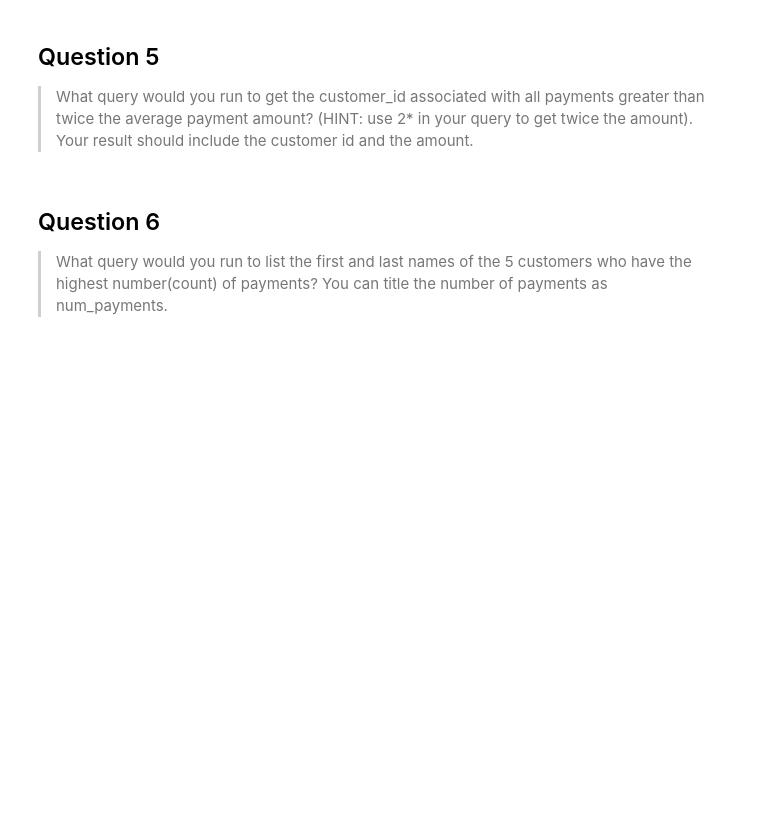
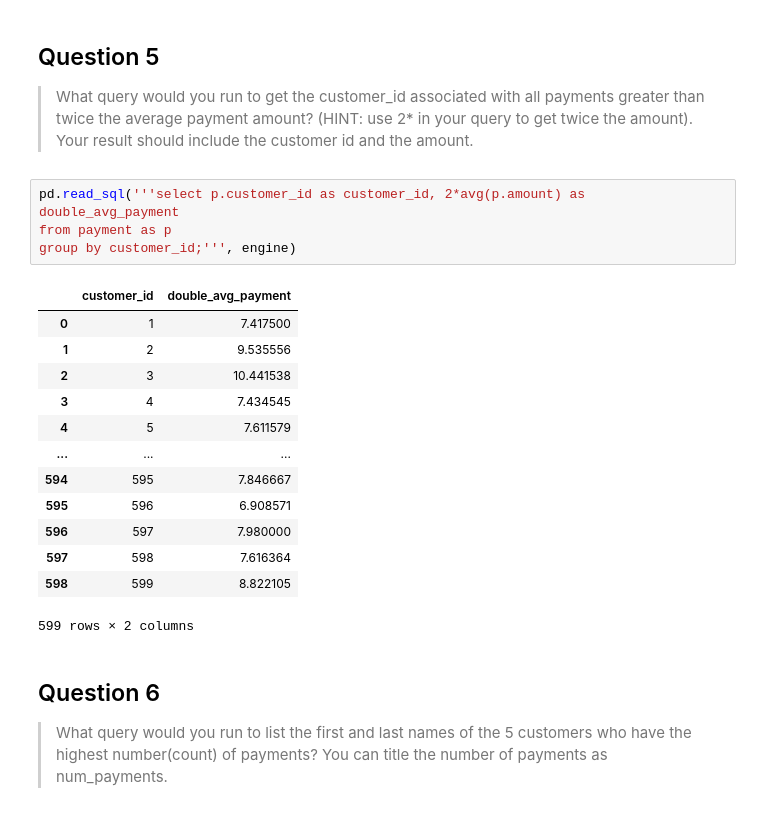
Before and after one commit to kevinbrnett/Sakila-Core-Assignment, a Jupyter notebook: Sakila Core Assignment.ipynb, the cells around one changed output. Drawn from its saved outputs; the diff is of its cells as text; blank space fills up the shorter version.

```diff
--- a/Sakila Core Assignment.ipynb
+++ b/Sakila Core Assignment.ipynb
@@ -60,6 +128,24 @@ where city.city_id = 312;''', engine)
 # %% [markdown]
 ## Question 5
 > What query would you run to get the customer_id associated with all payments greater than twice the average payment amount? (HINT: use 2* in your query to get twice the amount). Your result should include the customer id and the amount.
+# %%
+pd.read_sql('''select p.customer_id as customer_id, 2*avg(p.amount) as double_avg_payment
+from payment as p
+group by customer_id;''', engine)
+# %% [output]
+|  | customer_id | double_avg_payment |
+| 0 | 1 | 7.417500 |
+| 1 | 2 | 9.535556 |
+| 2 | 3 | 10.441538 |
+| 3 | 4 | 7.434545 |
+| 4 | 5 | 7.611579 |
+| ... | ... | ... |
+| 594 | 595 | 7.846667 |
+| 595 | 596 | 6.908571 |
+| 596 | 597 | 7.980000 |
+| 597 | 598 | 7.616364 |
+| 598 | 599 | 8.822105 |
+599 rows × 2 columns
 # %% [markdown]
 ## Question 6
 > What query would you run to list the first and last names of the 5 customers who have the highest number(count) of payments? You can title the number of payments as num_payments.
```
Also changed, not shown: parts of 4 cells of this notebook, 1 other file.
